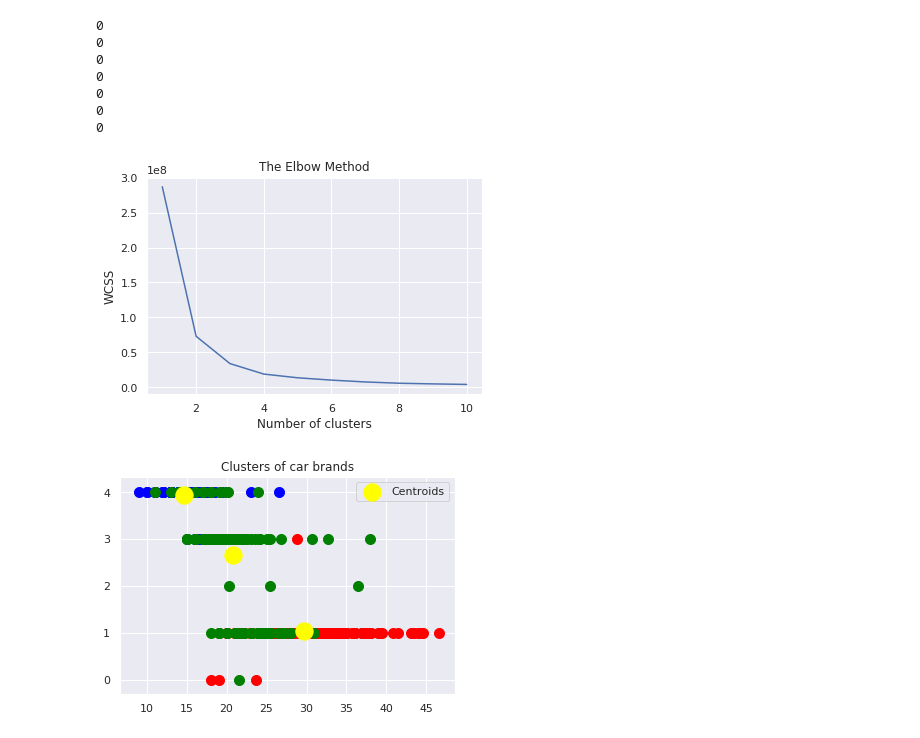
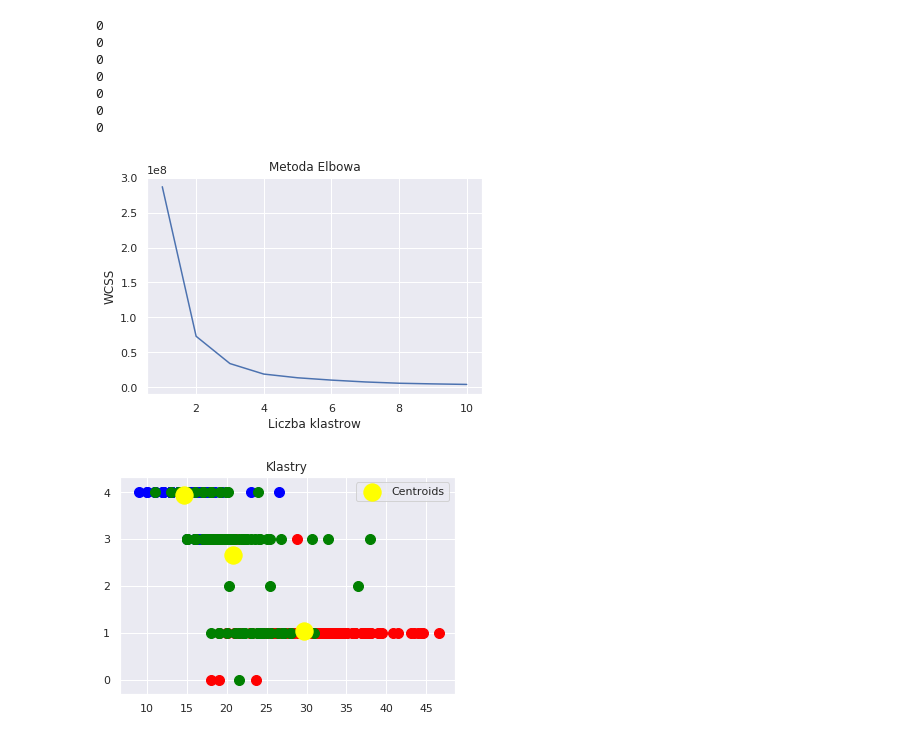
Before and after one commit to borsztajn1/WSIZ-SI, a Jupyter notebook: Zajecia-lab4.ipynb, the cells around one changed output. Saved outputs shown, nothing was run; the diff lists cells and outputs as text; code cells hidden in the pictures.

```diff
--- a/Zajecia-lab4.ipynb
+++ b/Zajecia-lab4.ipynb
@@ -304,33 +289,39 @@ for i in X.columns:
 0
 0
 # %%
-# Using the elbow method to find  the optimal number of clusters
+#Metoda Elbow jest bardzo popularną techniką, a pomysł polega na uruchomieniu
+#grupowania k-średnich dla zakresu klastrów k (powiedzmy od 1 do 10) i dla każdej
+#wartości obliczamy sumę kwadratowych odległości od każdego punktu do jego
+# przypisane centrum (zniekształcenia). #Kiedy zniekształcenia są wykreślane,
+# a wykres wygląda jak ramię, wówczas punkt przegięcia na krzywej
+# jest najlepszą wartością k .
+
 from sklearn.cluster import KMeans
 wcss = []
 for i in range(1,11):
     kmeans = KMeans(n_clusters=i,init='k-means++',max_iter=300,n_init=10,random_state=0)
     kmeans.fit(X)
     wcss.append(kmeans.inertia_)
 plt.plot(range(1,11),wcss)
-plt.title('The Elbow Method')
-plt.xlabel('Number of clusters')
+plt.title('Metoda Elbowa')
+plt.xlabel('Liczba klastrow')
 plt.ylabel('WCSS')
 plt.show()
 
-# Applying k-means to the cars dataset
+# Zastosowanie klastrowania dla zbioru danych
 kmeans = KMeans(n_clusters=3,init='k-means++',max_iter=300,n_init=10,random_state=0)
 y_kmeans = kmeans.fit_predict(X)
 
 X = X.as_matrix(columns=None)
 
-# Visualising the clusters
+# Rozrysowanie układu klastrow
 plt.scatter(X[y_kmeans == 0, 0], X[y_kmeans == 0,1],s=100,c='red')#,label='US')
 plt.scatter(X[y_kmeans == 1, 0], X[y_kmeans == 1,1],s=100,c='blue')#,label='Japan')
 plt.scatter(X[y_kmeans == 2, 0], X[y_kmeans == 2,1],s=100,c='green')#,label='Europe')
 plt.scatter(kmeans.cluster_centers_[:,0],kmeans.cluster_centers_[:,1],s=300,c='yellow',label='Centroids')
-plt.title('Clusters of car brands')
+plt.title('Klastry')
 plt.legend()
 plt.show()
 # %% [output]
-[figure, old version]
+[figure, new version]
-[figure, old version]
+[figure, new version]
```
Also changed, not shown: parts of 7 cells of this notebook.
